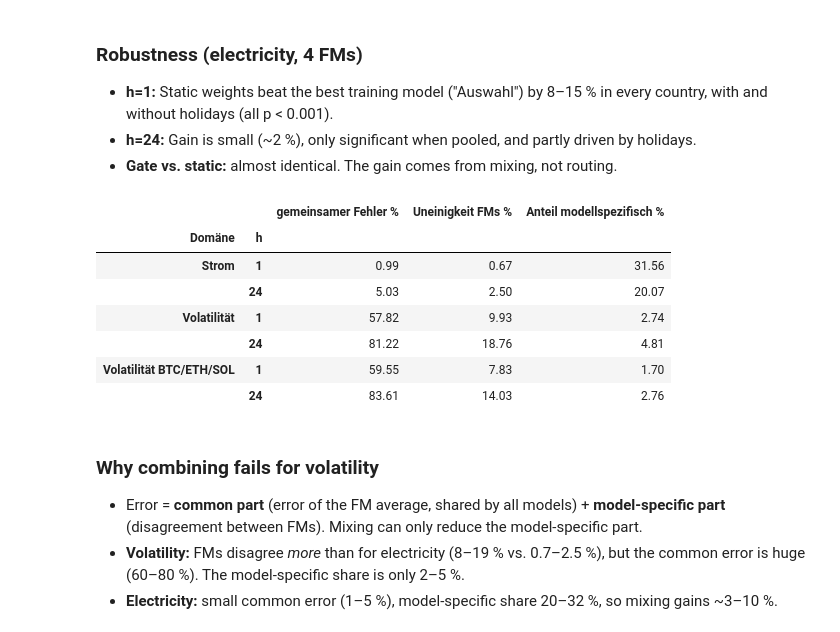
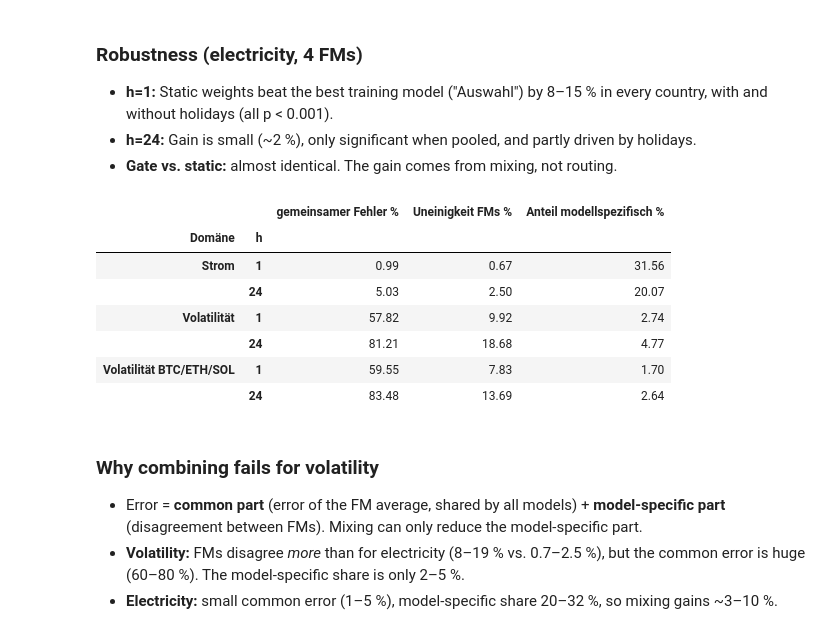
Before and after one commit to ihringerlinus/Learning_to_Forecast_Time-Series_with_Multiple_Experts, a Jupyter notebook: src/08_correlation_vs_win.ipynb, the cells around one changed output. Drawn from its saved outputs; the diff is of its cells as text; code cells hidden in the pictures.

```diff
--- a/src/08_correlation_vs_win.ipynb
+++ b/src/08_correlation_vs_win.ipynb
@@ -2,6 +2,7 @@
 import numpy as np, pandas as pd, matplotlib.pyplot as plt
 from pathlib import Path
 from scipy.optimize import minimize
+from pipeline.common import cap_quantiles
 
 FMS = ["Chronos-2-full", "TimesFM-2.5", "TiRex", "FlowState"]
 SETS = {"Volatilität": ("binance_1h_neu", "qlike"),
@@ -20,7 +21,7 @@ for domain, (ds, kind) in SETS.items():
     files = [p for p in (Path("results/forecasts") / ds).glob("*__*.parquet") if p.stem.split("__")[1] in FMS]
     if not files:
         print("fehlt:", ds); continue
-    fc = pd.concat([pd.read_parquet(p) for p in files])
+    fc = cap_quantiles(pd.concat([pd.read_parquet(p) for p in files]))
     fc = fc[(fc["target_date"] >= EVAL_START) & (fc["target_date"] < EVAL_END)]
     for (sid, h), g in fc.groupby(["sid", "h"]):
         M = g.pivot_table(index="origin", columns="model", values="mean").dropna()
@@ -201,33 +202,33 @@ display(rob.pivot_table(index=["Periode", "Land", "h"], columns="Vergleich", val
 # %%
 rows = []
 for domain, (ds, kind) in SETS.items():
     files = [p for p in (Path("results/forecasts") / ds).glob("*__*.parquet") if p.stem.split("__")[1] in FMS]
     if not files:
         continue
-    fc = pd.concat([pd.read_parquet(p) for p in files])
+    fc = cap_quantiles(pd.concat([pd.read_parquet(p) for p in files]))
     fc = fc[(fc["target_date"] >= EVAL_START) & (fc["target_date"] < EVAL_END)]
     for (sid, h), g in fc.groupby(["sid", "h"]):
         M = g.pivot_table(index="origin", columns="model", values="mean").dropna()
         ly = np.log(g.groupby("origin")["y"].first().reindex(M.index).to_numpy())
         LF = np.log(M.to_numpy())
         common = ly - LF.mean(1)                  # Fehler des FM-Mittels (alle gleich)
         spec = LF - LF.mean(1, keepdims=True)     # Abweichung jedes FMs vom Mittel
         rows.append({"Domäne": domain, "Serie": sid, "h": h,
                      "gemeinsamer Fehler %": 100 * common.std(),
                      "Uneinigkeit FMs %": 100 * spec.std(),
                      "Anteil modellspezifisch %": 100 * spec.var() / (spec.var() + common.var())})
 
 dec = pd.DataFrame(rows)
 display(dec.groupby(["Domäne", "h"])[["gemeinsamer Fehler %", "Uneinigkeit FMs %", "Anteil modellspezifisch %"]].mean().round(2))
 # %% [output]
 |  |  | gemeinsamer Fehler % | Uneinigkeit FMs % | Anteil modellspezifisch % |
 | Domäne | h |  |  |  |
 | Strom | 1 | 0.99 | 0.67 | 31.56 |
 |  | 24 | 5.03 | 2.50 | 20.07 |
-| Volatilität | 1 | 57.82 | 9.93 | 2.74 |
-|  | 24 | 81.22 | 18.76 | 4.81 |
+| Volatilität | 1 | 57.82 | 9.92 | 2.74 |
+|  | 24 | 81.21 | 18.68 | 4.77 |
 | Volatilität BTC/ETH/SOL | 1 | 59.55 | 7.83 | 1.70 |
-|  | 24 | 83.61 | 14.03 | 2.76 |
+|  | 24 | 83.48 | 13.69 | 2.64 |
 # %% [markdown]
 ### Why combining fails for volatility
 
```
Also changed, not shown: parts of 7 cells of this notebook, 13 other files.
